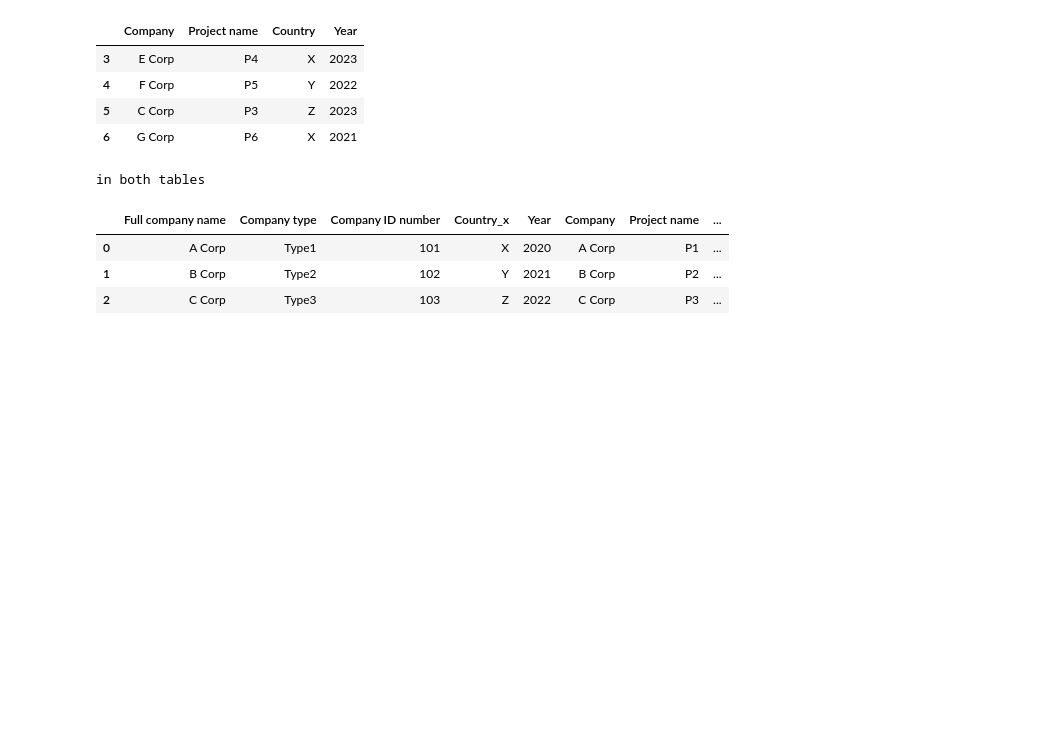
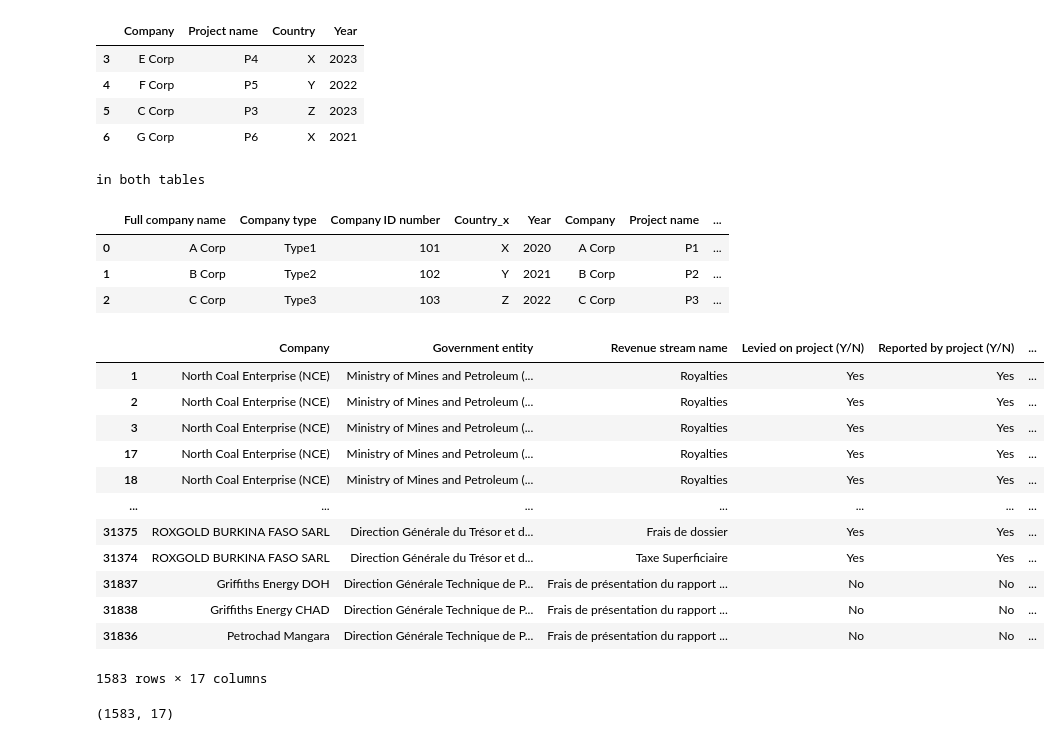
Before and after one commit to civicliteracies/EITI_SDT_data_verification_and_validation, a Jupyter notebook: 02 - Duplication and coherence.ipynb, the cells around one changed output. Saved outputs shown, nothing was run; the diff lists cells and outputs as text; code cells hidden in the pictures; blank space fills up the shorter version.

```diff
--- a/02 - Duplication and coherence.ipynb
+++ b/02 - Duplication and coherence.ipynb
@@ -835,0 +873,49 @@ in both tables
+# %%
+import pandas as pd
+
+sample = pd.DataFrame({
+    "Full name of agency": ["A", "A", "B", "B", "C", "D", "E"],
+    "Agency type": ["pri", "pri", "pri", "soe", "soe", "soe", "soe"],
+    "Total reported": [0, 0, 1, 1, 2, 2, 5],
+    "rowid": [0, 1, 2, 3, 4, 5, 6]
+})
+
+problematic_rows = pd.DataFrame()
+
+for index, row in df_part_5.iterrows():
+    current_row = row
+    other_rows = df_part_5.drop(index)  # Drop the current row
+    # other_rows = sample  # Drop the current row
+    frows = (other_rows.values == current_row.values)
+    # display(frows)
+    # display(other_rows[(~frows).sum(axis=1) <= 2])
+    # for r in frows:
+    #     print(r)
+    #     print((~r).sum())
+    #     if (~r).sum() <= 2:
+    rows_with_num_false = other_rows[(~frows).sum(axis=1) <= 2]
+    problematic_rows = pd.concat([problematic_rows, rows_with_num_false], ignore_index=False)
+
+    # num_false = (current_row != other_rows).sum(axis=1).sum()  # Count number of False values
+    # print(f"Number of False values in row {index}: {num_false}")
+
+
+unique_problematic_rows = problematic_rows.drop_duplicates()
+
+display(unique_problematic_rows)
+unique_problematic_rows.shape
+# %% [output]
+|  | Company | Government entity | Revenue stream name | Levied on project (Y/N) | Reported by project (Y/N) | ... |
+| 1 | North Coal Enterprise (NCE) | Ministry of Mines and Petroleum (... | Royalties | Yes | Yes | ... |
+| 2 | North Coal Enterprise (NCE) | Ministry of Mines and Petroleum (... | Royalties | Yes | Yes | ... |
+| 3 | North Coal Enterprise (NCE) | Ministry of Mines and Petroleum (... | Royalties | Yes | Yes | ... |
+| 17 | North Coal Enterprise (NCE) | Ministry of Mines and Petroleum (... | Royalties | Yes | Yes | ... |
+| 18 | North Coal Enterprise (NCE) | Ministry of Mines and Petroleum (... | Royalties | Yes | Yes | ... |
+| ... | ... | ... | ... | ... | ... | ... |
+| 31375 | ROXGOLD BURKINA FASO SARL | Direction Générale du Trésor et d... | Frais de dossier | Yes | Yes | ... |
+| 31374 | ROXGOLD BURKINA FASO SARL | Direction Générale du Trésor et d... | Taxe Superficiaire | Yes | Yes | ... |
+| 31837 | Griffiths Energy DOH | Direction Générale Technique de P... | Frais de présentation du rapport ... | No | No | ... |
+| 31838 | Griffiths Energy CHAD | Direction Générale Technique de P... | Frais de présentation du rapport ... | No | No | ... |
+| 31836 | Petrochad Mangara | Direction Générale Technique de P... | Frais de présentation du rapport ... | No | No | ... |
+1583 rows × 17 columns
+(1583, 17)
```
Also changed, not shown: parts of 4 cells of this notebook.
